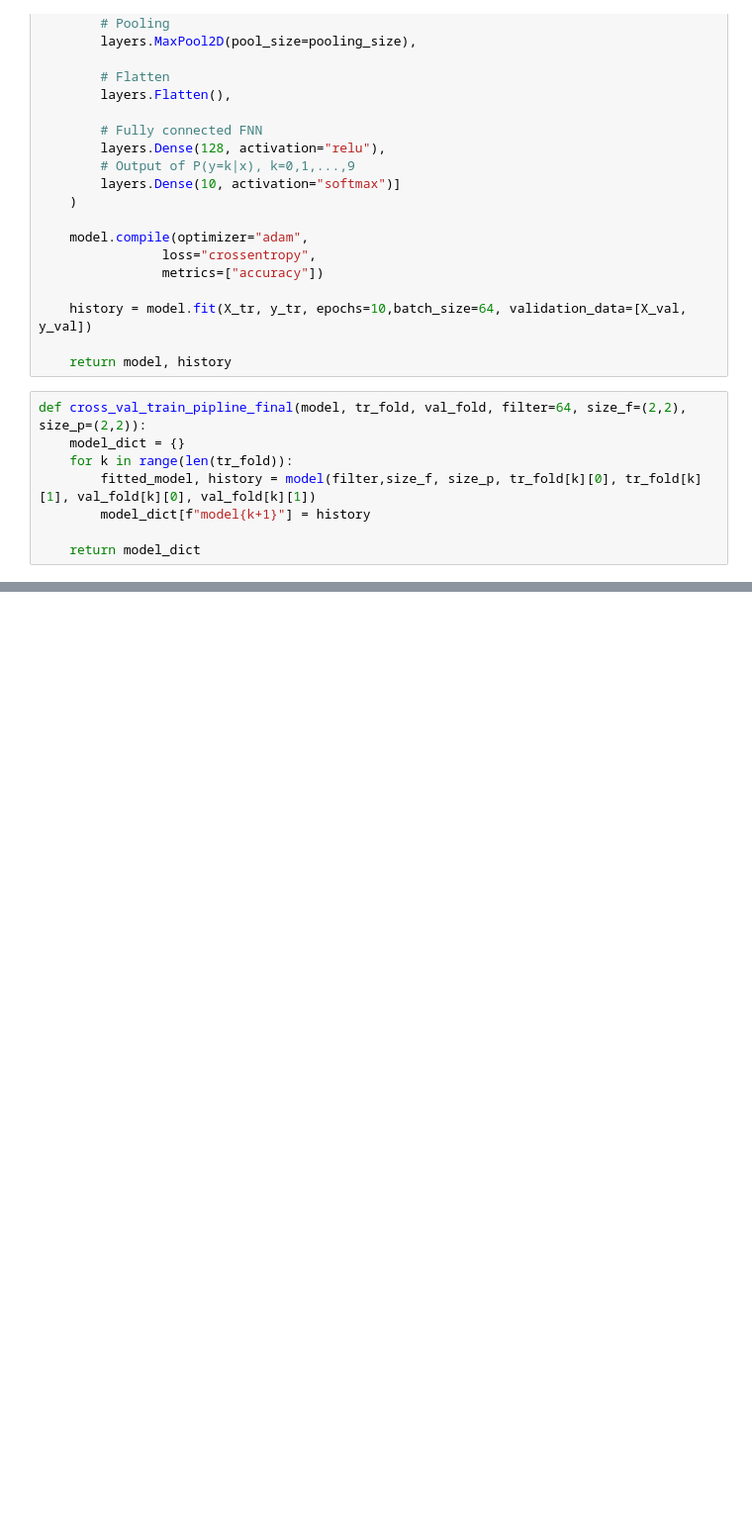
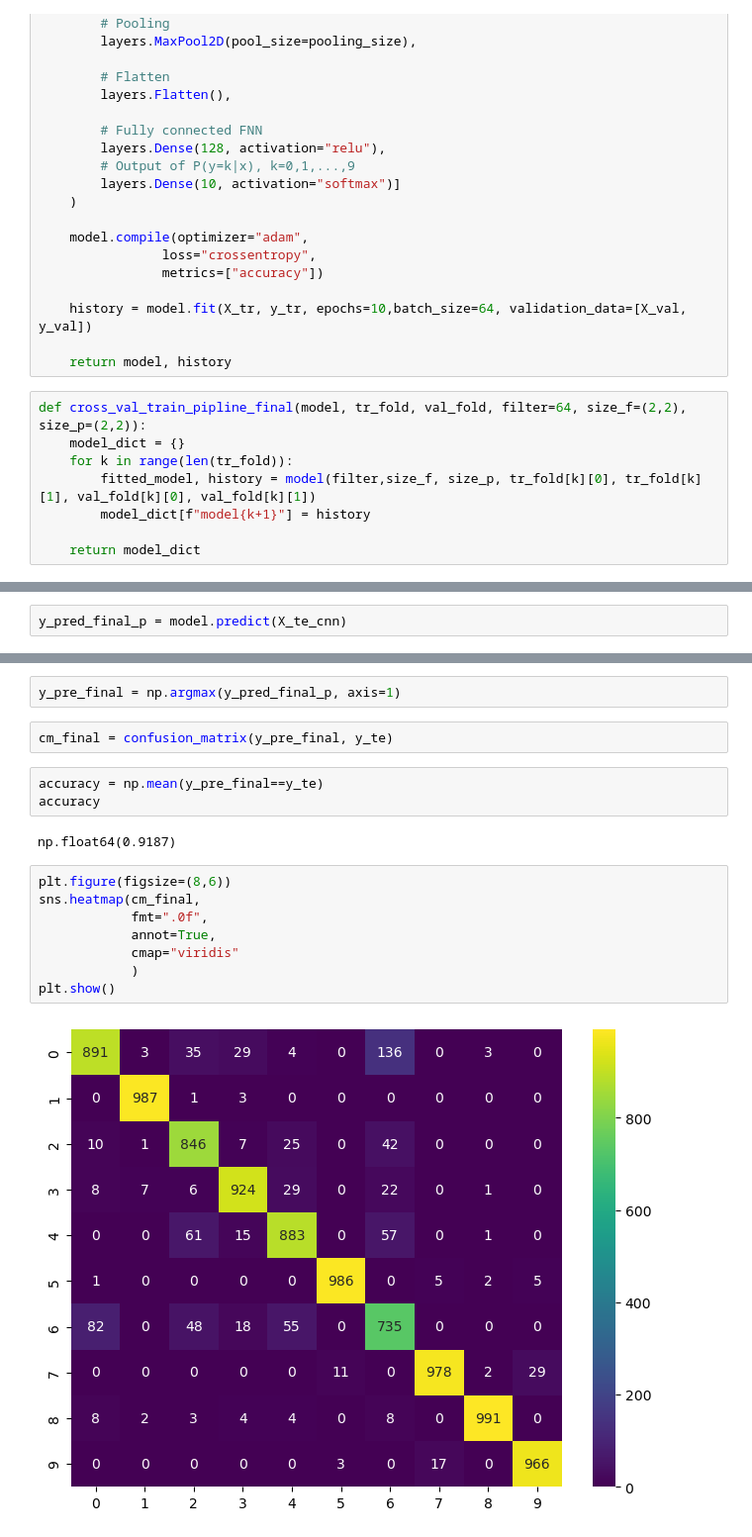
Before and after one commit to yenphglam/cs178_ProjectTeam3, a Jupyter notebook: cnn/cnn.ipynb, the cells around one changed output, grey strips where cells are left out. Shown at 99% size. Cells and saved outputs as stored; diff of their text form; blank space fills up the shorter version.

```diff
--- a/cnn/cnn.ipynb
+++ b/cnn/cnn.ipynb
@@ -406,0 +471,2 @@ for key, value in enumerate(result):
+# %%
+y_pred_final_p = model.predict(X_te_cnn)
@@ -406,0 +475,19 @@ for key, value in enumerate(result):
+# %%
+y_pre_final = np.argmax(y_pred_final_p, axis=1)
+# %%
+cm_final = confusion_matrix(y_pre_final, y_te)
+# %%
+accuracy = np.mean(y_pre_final==y_te)
+accuracy
+# %% [output]
+np.float64(0.9187)
+# %%
+plt.figure(figsize=(8,6))
+sns.heatmap(cm_final,
+            fmt=".0f",
+            annot=True,
+            cmap="viridis"
+            )
+plt.show()
+# %% [output]
+[figure, added]
```
Also changed, not shown: parts of 5 cells of this notebook.
